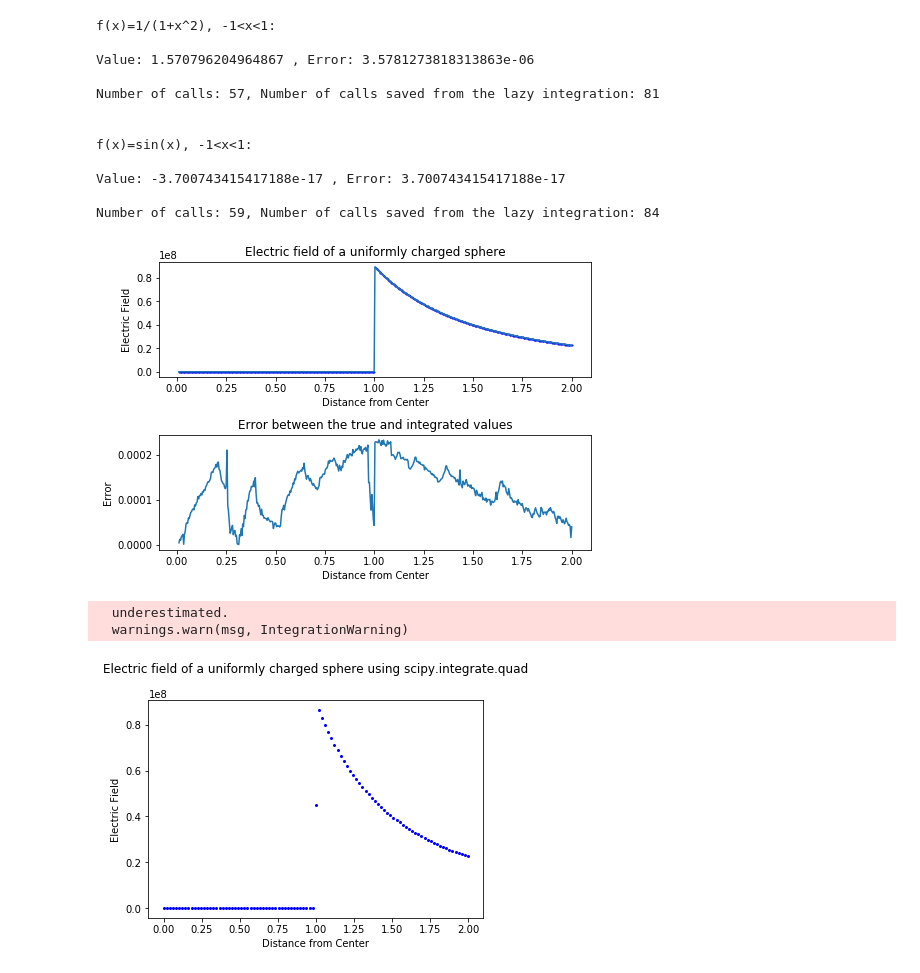
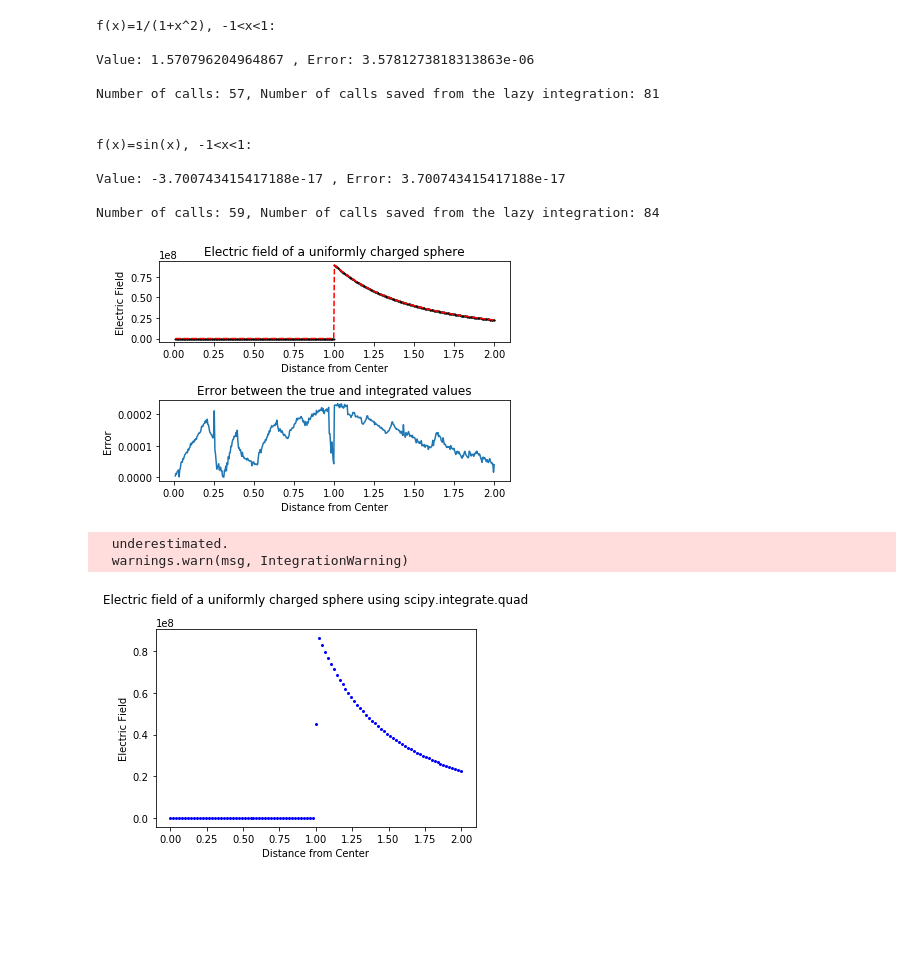
Before and after one commit to NicolaGV/PHYS512, a Jupyter notebook: ProblemSet1/ProblemSet1.ipynb, the cells around one changed output. Saved outputs shown, nothing was run; the diff lists cells and outputs as text; code cells hidden in the pictures; blank space fills up the shorter version.

```diff
--- a/ProblemSet1/ProblemSet1.ipynb
+++ b/ProblemSet1/ProblemSet1.ipynb
@@ -201,46 +199,44 @@ def true_value(z):
             return 0
 
 num_x = 500
-#x_vals = np.linspace(R+10e-4, R+1, num_x)
 x_vals = np.linspace(10e-3, R+1, num_x)
 f_vals = np.zeros(num_x)
 f_errs = np.zeros(num_x)
 
 sys.setrecursionlimit(3000)
 for i in range (len(x_vals)):
     z = x_vals[i]
     val_tmp, err_tmp = var_step_siz_integrate(fun_toIntegrate, l_bound, u_bound, tol)
     f_vals[i] = val_tmp
     f_errs[i] = err_tmp
 
 plt.clf()
 
 ax1=plt.subplot(211)
-plt.plot(x_vals, f_vals, 'bo', markersize=1)
+plt.plot(x_vals, f_vals, 'ko', markersize=1)
 plt.title("Electric field of a uniformly charged sphere")
 plt.xlabel('Distance from Center')
 plt.ylabel('Electric Field')
 
 # True function
 y_true = np.zeros(num_x)
 for i in range(len(x_vals)):
     y_true[i] = true_value(x_vals[i])
 
-plt.plot(x_vals, y_true)
+plt.plot(x_vals, y_true, 'r--')
 
 
 ax2=plt.subplot(212, sharex=ax1)
 plt.plot(x_vals, np.abs(y_true - f_vals))
 plt.title('Error between the true and integrated values')
 plt.xlabel('Distance from Center')
 plt.ylabel('Error')
 
-plt.subplots_adjust(top=1, bottom=0, left=0, right=1, hspace=0.50, wspace=0.50)
-plt.savefig('ElectricFieldSphere')
+plt.savefig('images\ElectricFieldSphere', bbox_inches="tight")
+plt.tight_layout()
 plt.show()
-# integrate.quad(fun_toIntegrate, l_bound, u_bound)
 # %% [output]
-[figure, old version]
+[figure, new version]
 # %%
 num_x = 99
 x_vals = np.linspace(0, R+1, num_x)
@@ -255,10 +251,11 @@ plt.plot(x_vals, f_vals, 'bo', markersize=2)
 plt.title('Electric field of a uniformly charged sphere using scipy.integrate.quad', y=1.1)
 plt.xlabel('Distance from Center')
 plt.ylabel('Electric Field')
-plt.savefig('ElectrifieldSphereScipyQuad')
 
+plt.savefig('images\ElectrifieldSphereScipyQuad', bbox_inches="tight")
+plt.tight_layout()
 plt.show()
 # %% [output]
   underestimated.
   warnings.warn(msg, IntegrationWarning)
-[figure, old version]
+[figure, new version]
```
Also changed, not shown: parts of 4 cells of this notebook, 9 other files.
